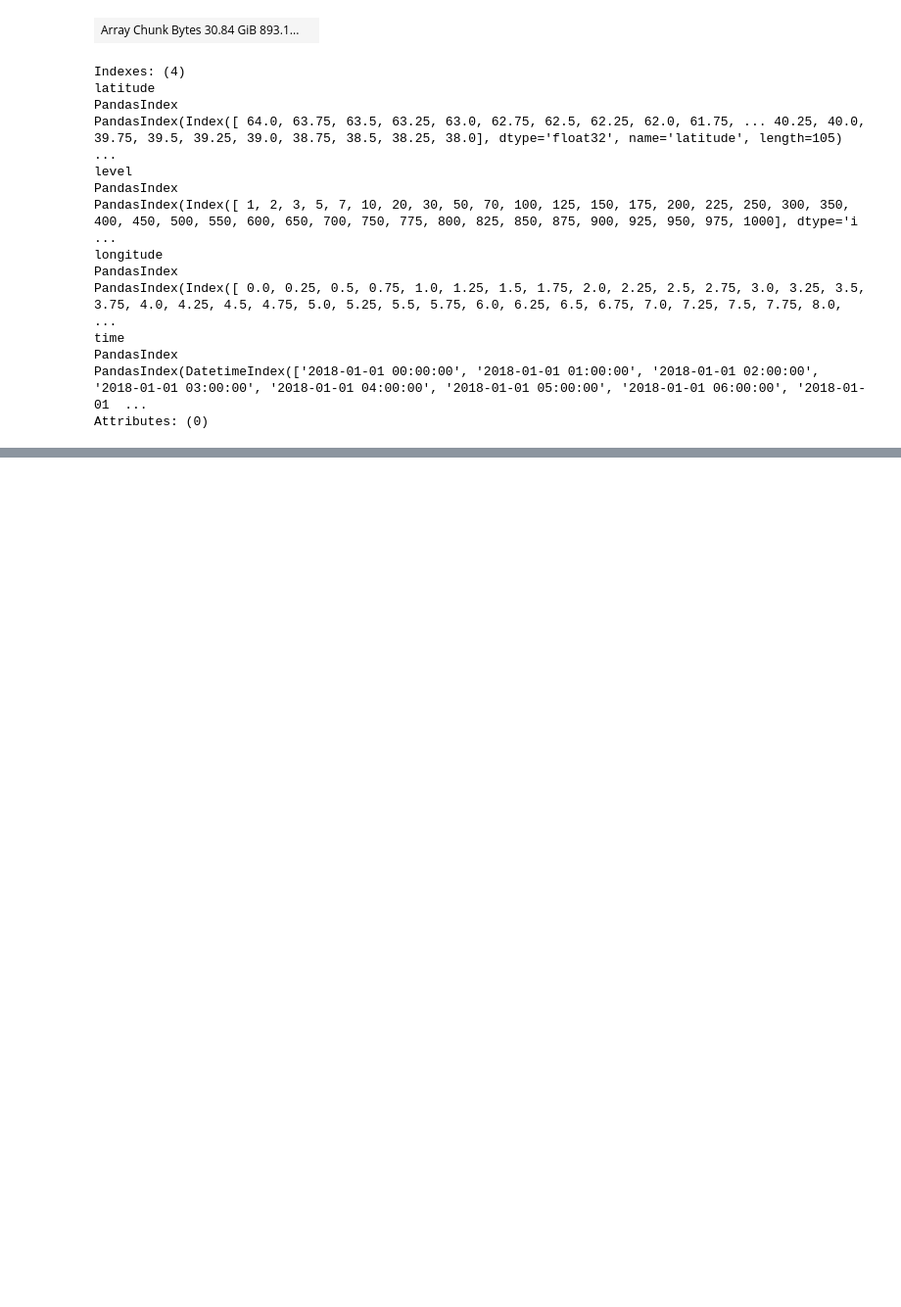
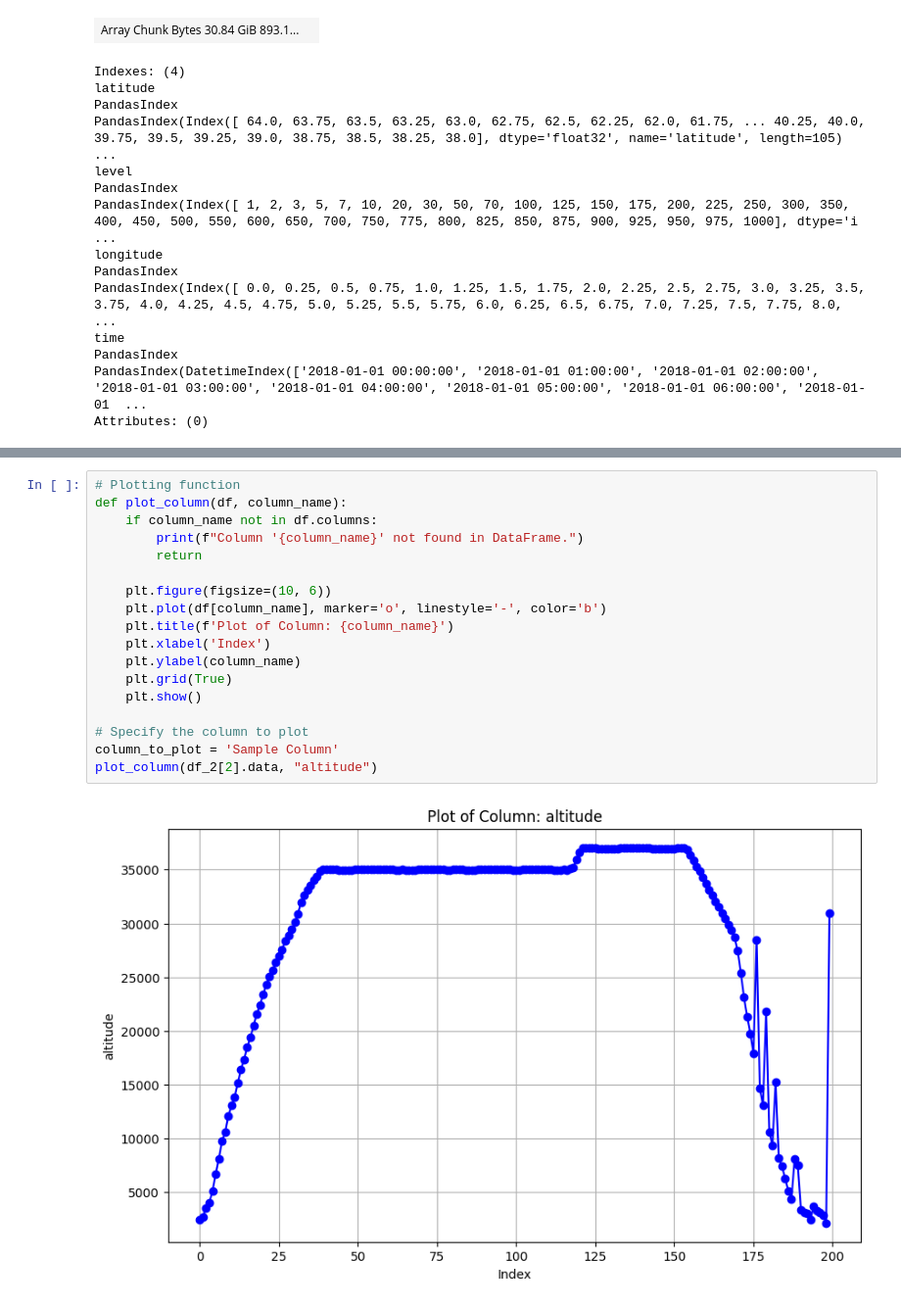
Before and after one commit to SynthAIr/DM_FM_Trajectories, a Jupyter notebook: src/data/weather_data.ipynb, the cells around one changed output, grey strips where cells are left out. Shown at 98% size. Cells and saved outputs as stored; diff of their text form; blank space fills up the shorter version.

```diff
--- a/src/data/weather_data.ipynb
+++ b/src/data/weather_data.ipynb
@@ -665,0 +669,20 @@ TypeError: Invalid shape (3, 5, 5) for image data
+# %%
+# Plotting function
+def plot_column(df, column_name):
+    if column_name not in df.columns:
+        print(f"Column '{column_name}' not found in DataFrame.")
+        return
+
+    plt.figure(figsize=(10, 6))
+    plt.plot(df[column_name], marker='o', linestyle='-', color='b')
+    plt.title(f'Plot of Column: {column_name}')
+    plt.xlabel('Index')
+    plt.ylabel(column_name)
+    plt.grid(True)
+    plt.show()
+
+# Specify the column to plot
+column_to_plot = 'Sample Column'
+plot_column(df_2[2].data, "altitude")
+# %% [output]
+[figure, added]
```
Also changed, not shown: parts of 19 cells of this notebook, 4 other files.
